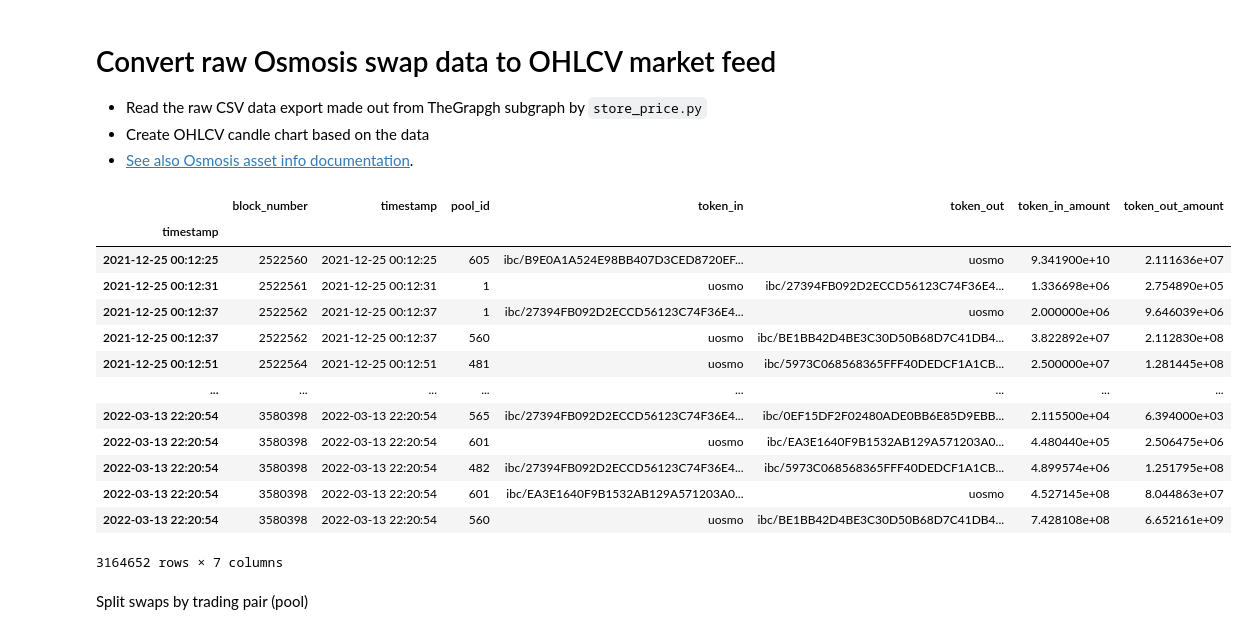
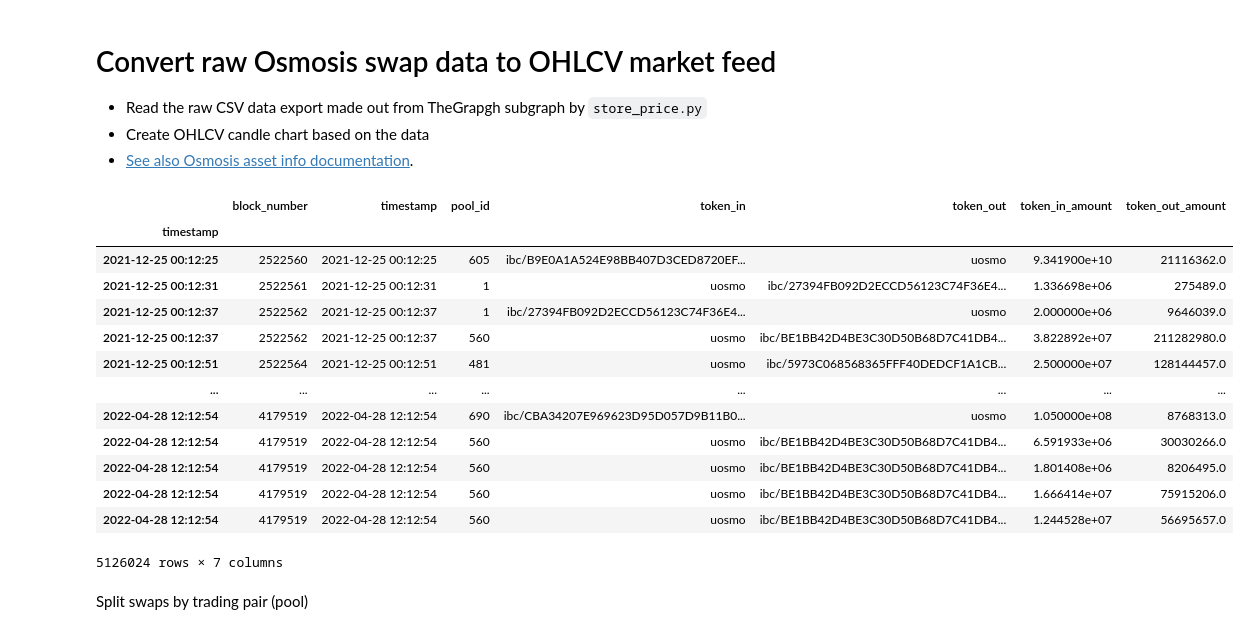
Before and after one commit to tradingstrategy-ai/hackatom-2022-osmosis-algorithmic-trading-solution, a Jupyter notebook: hackatom_2022/analyse.ipynb, the cells around one changed output. Cells and saved outputs as stored; diff of their text form; code cells hidden in the pictures.

```diff
--- a/hackatom_2022/analyse.ipynb
+++ b/hackatom_2022/analyse.ipynb
@@ -7,41 +7,41 @@
 # %%
 import pandas as pd
 import numpy as np
 
 fpath = "/Users/moo/code/ts/hackatom-2022/swaps.csv"
-output_fname = "/Users/moo/code/ts/hackatom-2022/pool_1_daily_candles.parquet"
+output_fname = "/Users/moo/code/ts/hackatom-2022/pool_1_hourly_candles.parquet"
 
 # Define CSV column types
 dtype = {
     "block_number": np.int32,
     "timestamp": np.int32,
     "pool_id": np.int32,
     "token_in": str,
     "token_out": str,
     "token_in_amount": np.float64,
     "token_out_amount": np.float64,
 }
 
 df = pd.read_csv(fpath, dtype=dtype)
 df['timestamp'] = pd.to_datetime(df['timestamp'], unit='s')
 df.set_index("timestamp", inplace=True, drop=False)
 
 df
 # %% [output]
 |  | block_number | timestamp | pool_id | token_in | token_out | token_in_amount | token_out_amount |
 | timestamp |  |  |  |  |  |  |  |
-| 2021-12-25 00:12:25 | 2522560 | 2021-12-25 00:12:25 | 605 | ibc/B9E0A1A524E98BB407D3CED8720EF... | uosmo | 9.341900e+10 | 2.111636e+07 |
-| 2021-12-25 00:12:31 | 2522561 | 2021-12-25 00:12:31 | 1 | uosmo | ibc/27394FB092D2ECCD56123C74F36E4... | 1.336698e+06 | 2.754890e+05 |
-| 2021-12-25 00:12:37 | 2522562 | 2021-12-25 00:12:37 | 1 | ibc/27394FB092D2ECCD56123C74F36E4... | uosmo | 2.000000e+06 | 9.646039e+06 |
-| 2021-12-25 00:12:37 | 2522562 | 2021-12-25 00:12:37 | 560 | uosmo | ibc/BE1BB42D4BE3C30D50B68D7C41DB4... | 3.822892e+07 | 2.112830e+08 |
-| 2021-12-25 00:12:51 | 2522564 | 2021-12-25 00:12:51 | 481 | uosmo | ibc/5973C068568365FFF40DEDCF1A1CB... | 2.500000e+07 | 1.281445e+08 |
+| 2021-12-25 00:12:25 | 2522560 | 2021-12-25 00:12:25 | 605 | ibc/B9E0A1A524E98BB407D3CED8720EF... | uosmo | 9.341900e+10 | 21116362.0 |
+| 2021-12-25 00:12:31 | 2522561 | 2021-12-25 00:12:31 | 1 | uosmo | ibc/27394FB092D2ECCD56123C74F36E4... | 1.336698e+06 | 275489.0 |
+| 2021-12-25 00:12:37 | 2522562 | 2021-12-25 00:12:37 | 1 | ibc/27394FB092D2ECCD56123C74F36E4... | uosmo | 2.000000e+06 | 9646039.0 |
+| 2021-12-25 00:12:37 | 2522562 | 2021-12-25 00:12:37 | 560 | uosmo | ibc/BE1BB42D4BE3C30D50B68D7C41DB4... | 3.822892e+07 | 211282980.0 |
+| 2021-12-25 00:12:51 | 2522564 | 2021-12-25 00:12:51 | 481 | uosmo | ibc/5973C068568365FFF40DEDCF1A1CB... | 2.500000e+07 | 128144457.0 |
 | ... | ... | ... | ... | ... | ... | ... | ... |
-| 2022-03-13 22:20:54 | 3580398 | 2022-03-13 22:20:54 | 565 | ibc/27394FB092D2ECCD56123C74F36E4... | ibc/0EF15DF2F02480ADE0BB6E85D9EBB... | 2.115500e+04 | 6.394000e+03 |
-| 2022-03-13 22:20:54 | 3580398 | 2022-03-13 22:20:54 | 601 | uosmo | ibc/EA3E1640F9B1532AB129A571203A0... | 4.480440e+05 | 2.506475e+06 |
-| 2022-03-13 22:20:54 | 3580398 | 2022-03-13 22:20:54 | 482 | ibc/27394FB092D2ECCD56123C74F36E4... | ibc/5973C068568365FFF40DEDCF1A1CB... | 4.899574e+06 | 1.251795e+08 |
-| 2022-03-13 22:20:54 | 3580398 | 2022-03-13 22:20:54 | 601 | ibc/EA3E1640F9B1532AB129A571203A0... | uosmo | 4.527145e+08 | 8.044863e+07 |
-| 2022-03-13 22:20:54 | 3580398 | 2022-03-13 22:20:54 | 560 | uosmo | ibc/BE1BB42D4BE3C30D50B68D7C41DB4... | 7.428108e+08 | 6.652161e+09 |
+| 2022-04-28 12:12:54 | 4179519 | 2022-04-28 12:12:54 | 690 | ibc/CBA34207E969623D95D057D9B11B0... | uosmo | 1.050000e+08 | 8768313.0 |
+| 2022-04-28 12:12:54 | 4179519 | 2022-04-28 12:12:54 | 560 | uosmo | ibc/BE1BB42D4BE3C30D50B68D7C41DB4... | 6.591933e+06 | 30030266.0 |
+| 2022-04-28 12:12:54 | 4179519 | 2022-04-28 12:12:54 | 560 | uosmo | ibc/BE1BB42D4BE3C30D50B68D7C41DB4... | 1.801408e+06 | 8206495.0 |
+| 2022-04-28 12:12:54 | 4179519 | 2022-04-28 12:12:54 | 560 | uosmo | ibc/BE1BB42D4BE3C30D50B68D7C41DB4... | 1.666414e+07 | 75915206.0 |
+| 2022-04-28 12:12:54 | 4179519 | 2022-04-28 12:12:54 | 560 | uosmo | ibc/BE1BB42D4BE3C30D50B68D7C41DB4... | 1.244528e+07 | 56695657.0 |
-3164652 rows × 7 columns
+5126024 rows × 7 columns
 # %% [markdown]
 Split swaps by trading pair (pool)
 # %%
```
Also changed, not shown: parts of 11 cells of this notebook, 4 other files.
